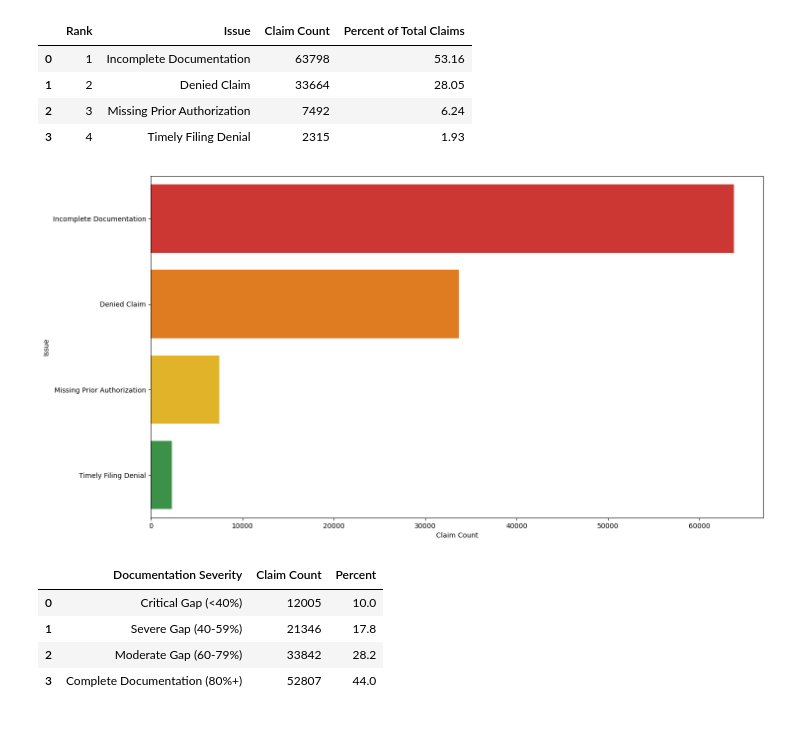
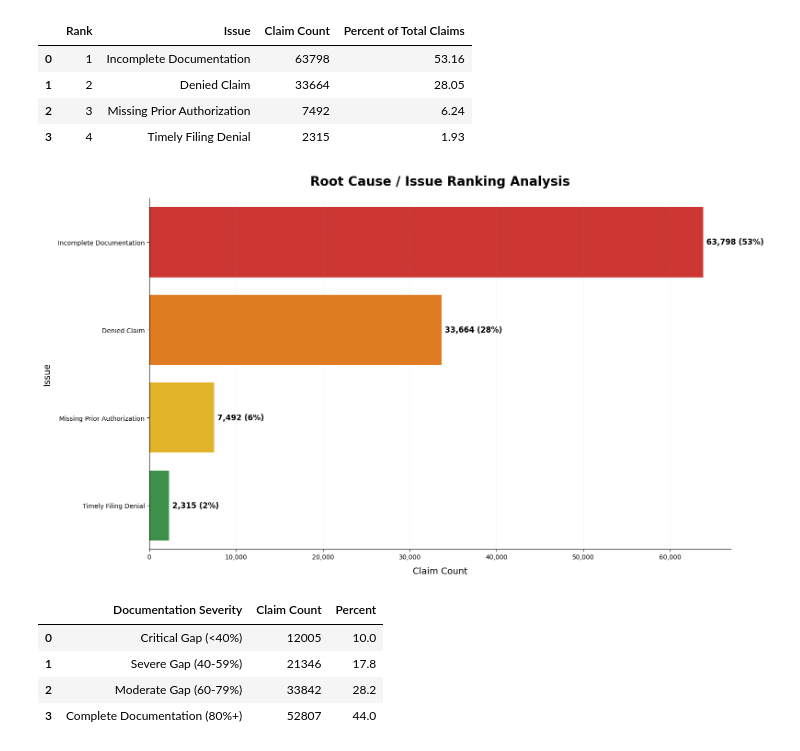
Before and after one commit to ambermartin-data-lab/healthfirst-data-analytics-academy-2025-2026, a Jupyter notebook: Capstone_Project_2026_Healthcare_Claims_Risk_Analysis.ipynb, the cells around one changed output. Cells and saved outputs as stored; diff of their text form; code cells hidden in the pictures.

Commit message:
Completed Healthcare Claims Risk Analysis - Capstone Project with Risk Assessment, Denial Analysis, Statistical Testing, and Recommendations

```diff
--- a/Capstone_Project_2026_Healthcare_Claims_Risk_Analysis.ipynb
+++ b/Capstone_Project_2026_Healthcare_Claims_Risk_Analysis.ipynb
@@ -742,7 +1078,7 @@ for i, row in top_denials_df.iterrows():
     ax.text(
         count + max(top_denials_df['Count']) * 0.01,
         i,
-        f'{count:,} ({pct:.1f}%)',
+        f'{count:,} ({pct:.0f}%)',
         va='center',
         fontsize=10,
         fontweight='bold'
@@ -869,30 +1205,67 @@ issue_summary
 # %%
 import matplotlib.pyplot as plt
 import seaborn as sns
 
 # Match executive dashboard color palette
 severity_colors = [
     "#E51D1A",  # Red
     "#FF7A00",  # Orange
     "#FFC20A",  # Yellow
     "#2E9E3E",  # Green (if applicable)
     "#4A90E2"   # Blue (additional categories)
 ]
 
 plt.figure(figsize=(16, 9))
 
 ax = sns.barplot(
     data=issue_summary,
     x="Claim Count",
     y="Issue",
     hue="Issue",
     palette=severity_colors[:len(issue_summary)],
     legend=False
 )
 
 # Executive-style title
+ax.set_title(
+    "Root Cause / Issue Ranking Analysis",
+    fontsize=20,
+    fontweight='bold',
+    pad=20
+)
+
+ax.set_xlabel("Claim Count", fontsize=14, labelpad=10)
+ax.set_ylabel("Issue", fontsize=14, labelpad=10)
+
+# Format x-axis with commas
+import matplotlib.ticker as mtick
+ax.xaxis.set_major_formatter(mtick.FuncFormatter(lambda x, _: f'{int(x):,}'))
+
+# Add count and percentage labels to the bars
+for i, p in enumerate(ax.patches):
+    width = p.get_width()
+    # Get the corresponding percentage from issue_summary
+    percent = issue_summary.loc[i, 'Percent of Total Claims']
+
+    ax.annotate(
+        f'{int(width):,d} ({percent:.0f}%)',
+        xy=(width, p.get_y() + p.get_height() / 2),
+        xytext=(5, 0), # 5 points padding
+        textcoords="offset points",
+        ha='left',
+        va='center',
+        fontsize=12,
+        fontweight='bold',
+        color='black'
+    )
+
+ax.grid(axis='x', linestyle='--', alpha=0.2)
+sns.despine(left=False, bottom=False)
+
+plt.tight_layout()
+plt.show()
 # %% [output]
-[figure, old version]
+[figure, new version]
 # %%
 doc_risk = df.copy()
 
```
Also changed, not shown: parts of 23 cells of this notebook.
